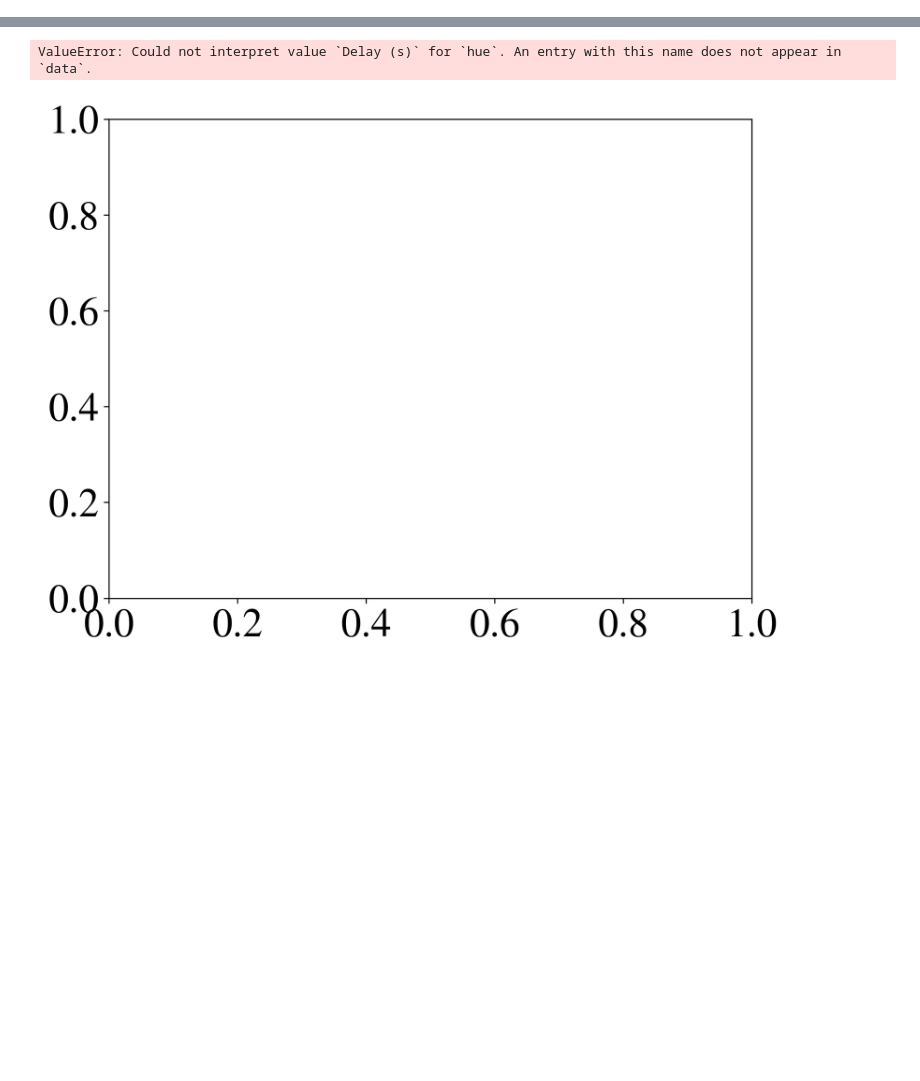
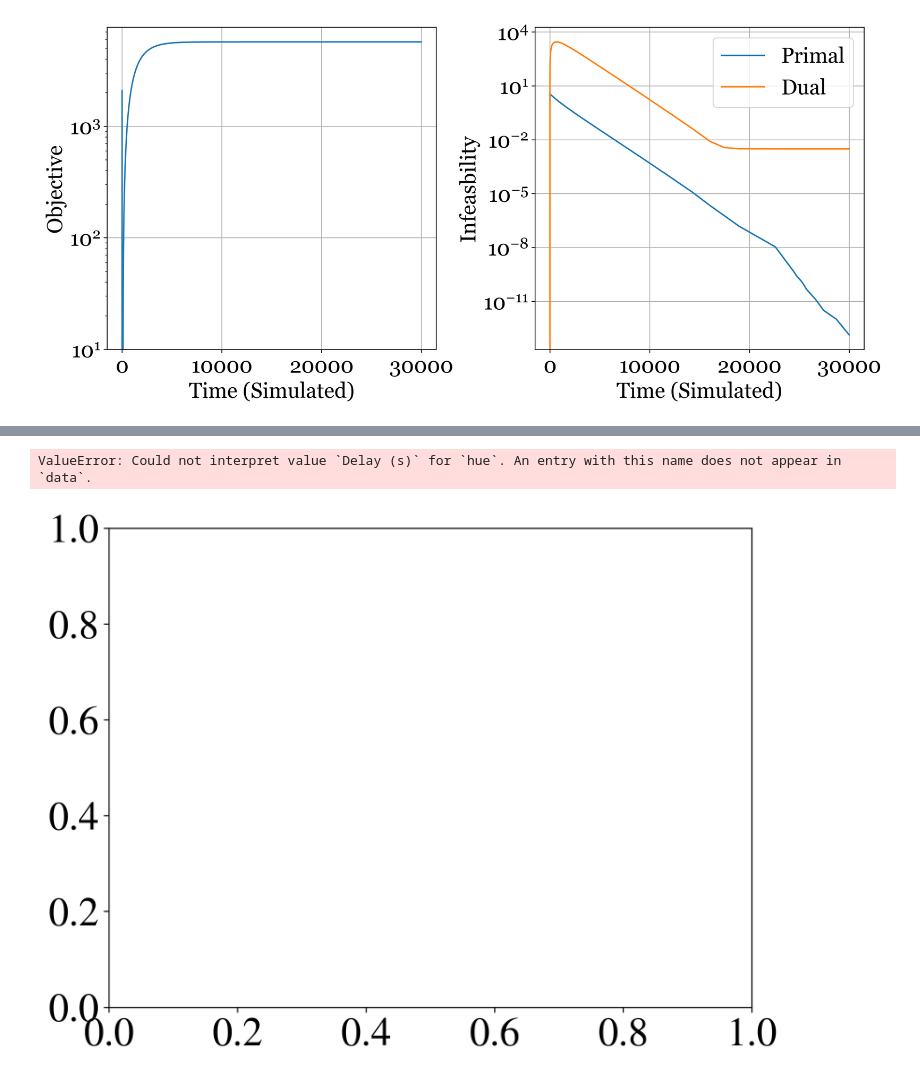
Before and after one commit to mxburns2022/PDDyn.jl, a Jupyter notebook: visualization.ipynb, the cells around one changed output, grey strips where cells are left out. Drawn from its saved outputs; the diff is of its cells as text; code cells hidden in the pictures; blank space fills up the shorter version.

```diff
--- a/visualization.ipynb
+++ b/visualization.ipynb
@@ -0,0 +32,16 @@
+# %%
+fig, axs = plt.subplots(ncols=2, figsize=(14, 6), gridspec_kw=dict(wspace=0.3))
+sns.lineplot(ax=axs[0], data=viz_3, x='t', y='objective')
+sns.lineplot(ax=axs[1], data=viz_3, x='t', y='primal_feasibility', label='Primal')
+sns.lineplot(ax=axs[1], data=viz_3, x='t', y='dual_feasibility', label='Dual')
+axs[0].set_ylabel("Objective")
+axs[0].set_xlabel("Time (Simulated)")
+axs[1].set_ylabel("Infeasbility")
+axs[1].set_xlabel("Time (Simulated)")
+axs[1].set_yscale("log")
+axs[0].set_yscale("log")
+axs[0].grid()
+axs[1].grid()
+fig.savefig(f"case_{n}_objective.pdf", bbox_inches='tight')
+# %% [output]
+[figure, added]
```
Also changed, not shown: parts of 3 cells of this notebook, 2 other files.
